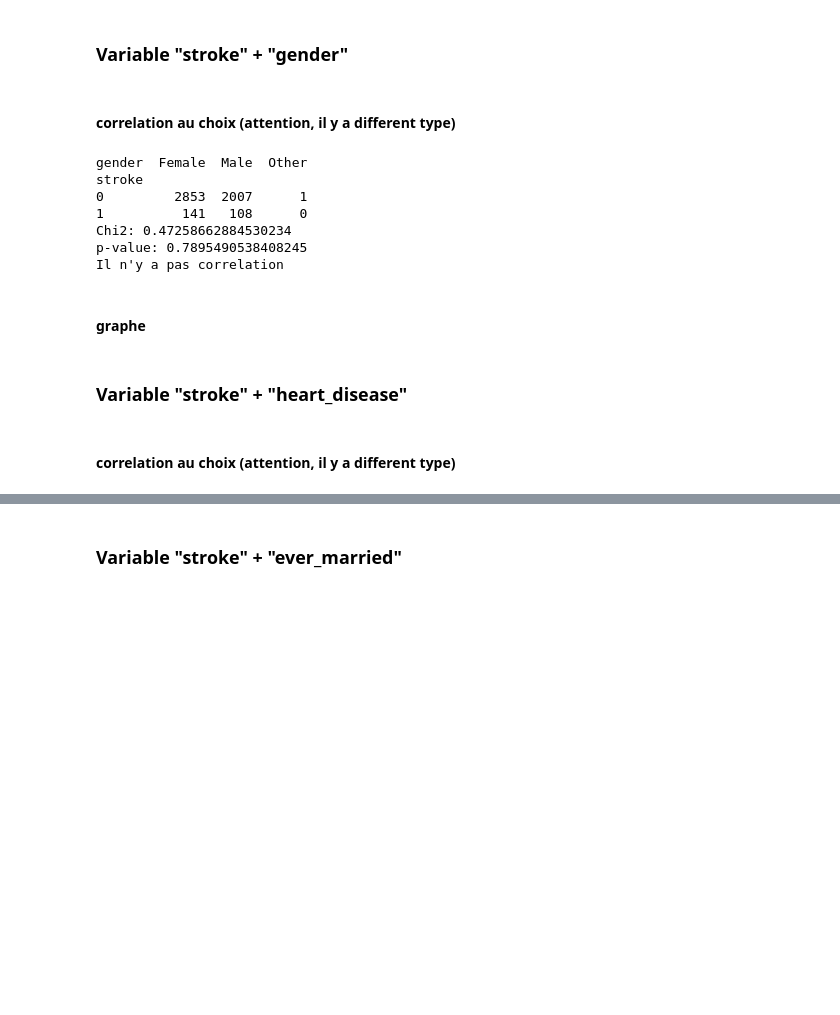
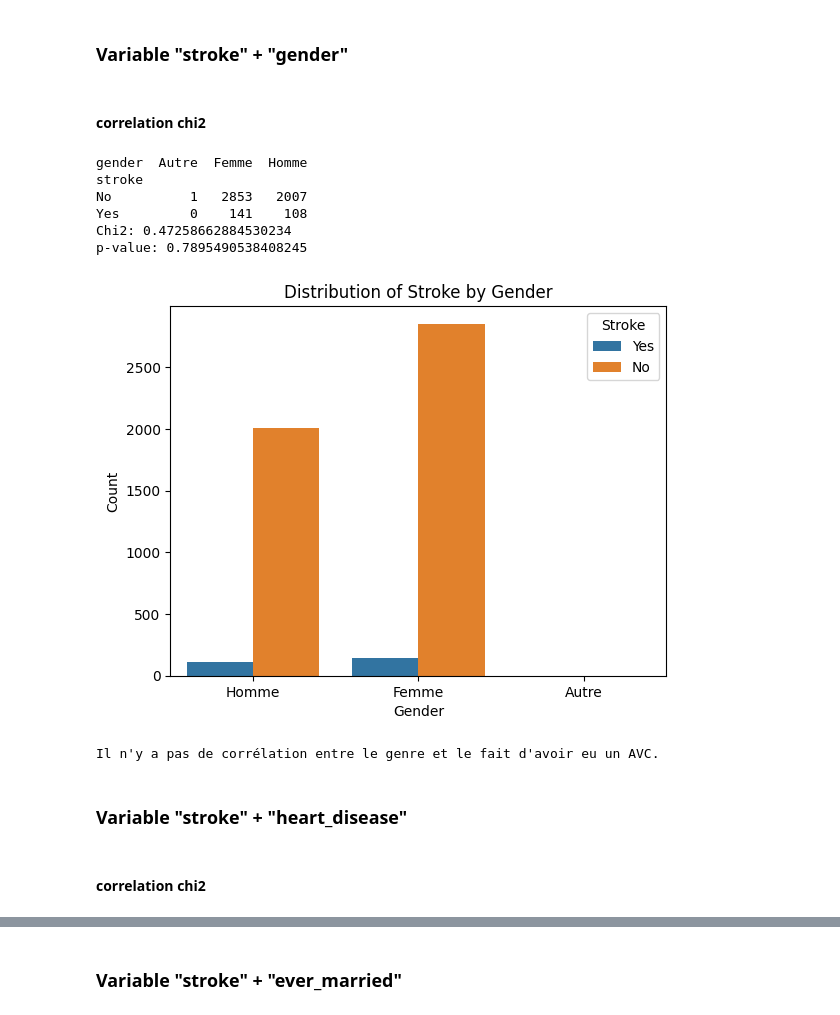
Before and after one commit to Antho-SJ/strocke-alert, a Jupyter notebook: Code/Modele.ipynb, the cells around one changed output, grey strips where cells are left out. Drawn from its saved outputs; the diff is of its cells as text; code cells hidden in the pictures; blank space fills up the shorter version.

```diff
--- a/Code/Modele.ipynb
+++ b/Code/Modele.ipynb
@@ -549,37 +293,58 @@ plt.show()
 # %% [markdown]
 ### Variable "stroke" + "gender"
 # %% [markdown]
-#### correlation au choix (attention, il y a different type)
+#### correlation chi2
-# %%
-# Calcul du tableau de contingence
-contingency_table = pd.crosstab(df['stroke'], df['gender'])
-
-# Affichage du tableau de contingence
-print(contingency_table)
-
-# Test du chi-deux pour l'indépendance
-chi2, p, dof, expected = chi2_contingency(contingency_table)
-print("Chi2:", chi2)
-print("p-value:", p)
-
-if chi2 < p:
-    print("Il n'y a pas correlation")
-else:
-    print("Il y a correlation")
-# %% [output]
-gender  Female  Male  Other
-stroke
-0         2853  2007      1
-1          141   108      0
-Chi2: 0.47258662884530234
-p-value: 0.7895490538408245
-Il n'y a pas correlation
-# %% [markdown]
-#### graphe
+# %%
+import pandas as pd
+import matplotlib.pyplot as plt
+import seaborn as sns
+from scipy.stats import chi2_contingency
+
+width = 0.35  # Largeur des barres
+
+# Calcul du tableau de contingence
+contingency_table = pd.crosstab(df['stroke'], df['gender'])
+
+# Affichage du tableau de contingence
+print(contingency_table)
+
+# Test du chi-deux pour l'indépendance
+chi2, p, dof, expected = chi2_contingency(contingency_table)
+print("Chi2:", chi2)
+print("p-value:", p)
+
+# Création d'un diagramme en barres pour visualiser les résultats
+ax = sns.countplot(data=df, x='gender', hue='stroke')
+plt.xlabel('Gender')
+plt.ylabel('Count')
+plt.title('Distribution of Stroke by Gender')
+plt.legend(title='Stroke', loc='upper right')
+
+'''    # Ajout des valeurs au-dessus des barres
+for j, count in enumerate(counts.values):
+    ax.text(j, count + 10, str(count), ha='center', va='bottom')'''
+
+plt.show()
+
+# Comparaison avec un seuil de signification (par exemple 0.05)
+alpha = 0.05
+if p < alpha:
+    print("Il y a une corrélation entre le genre et le fait d'avoir eu un AVC.")
+else:
+    print("Il n'y a pas de corrélation entre le genre et le fait d'avoir eu un AVC.")
+# %% [output]
+gender  Autre  Femme  Homme
+stroke
+No          1   2853   2007
+Yes         0    141    108
+Chi2: 0.47258662884530234
+p-value: 0.7895490538408245
+[figure, added]
+Il n'y a pas de corrélation entre le genre et le fait d'avoir eu un AVC.
 # %% [markdown]
 ### Variable "stroke" + "heart_disease"
 # %% [markdown]
-#### correlation au choix (attention, il y a different type)
+#### correlation chi2
 # %%
 # Calcul du tableau de contingence
 contingency_table = pd.crosstab(df['heart_disease'], df['stroke'])
```
Also changed, not shown: parts of 62 cells of this notebook, 1 other file.
